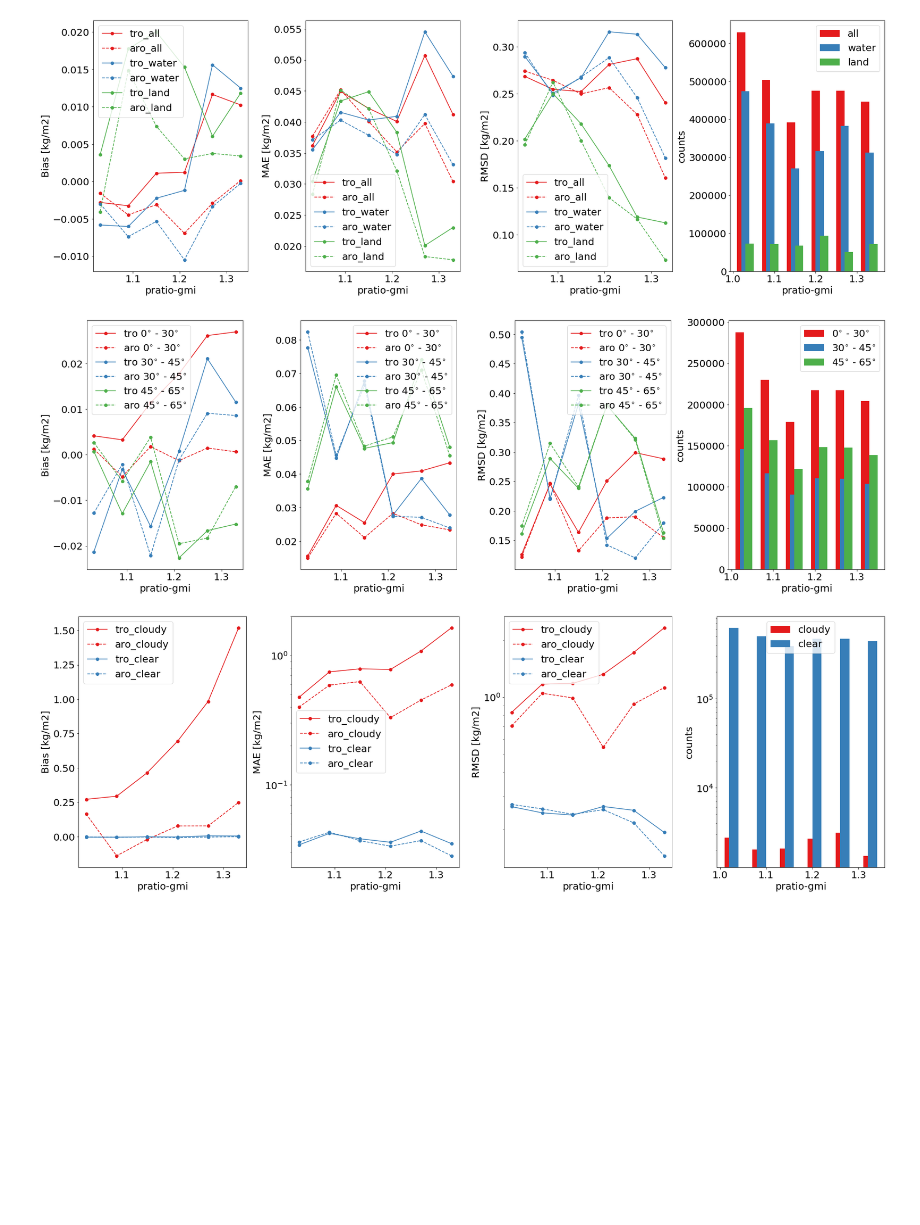
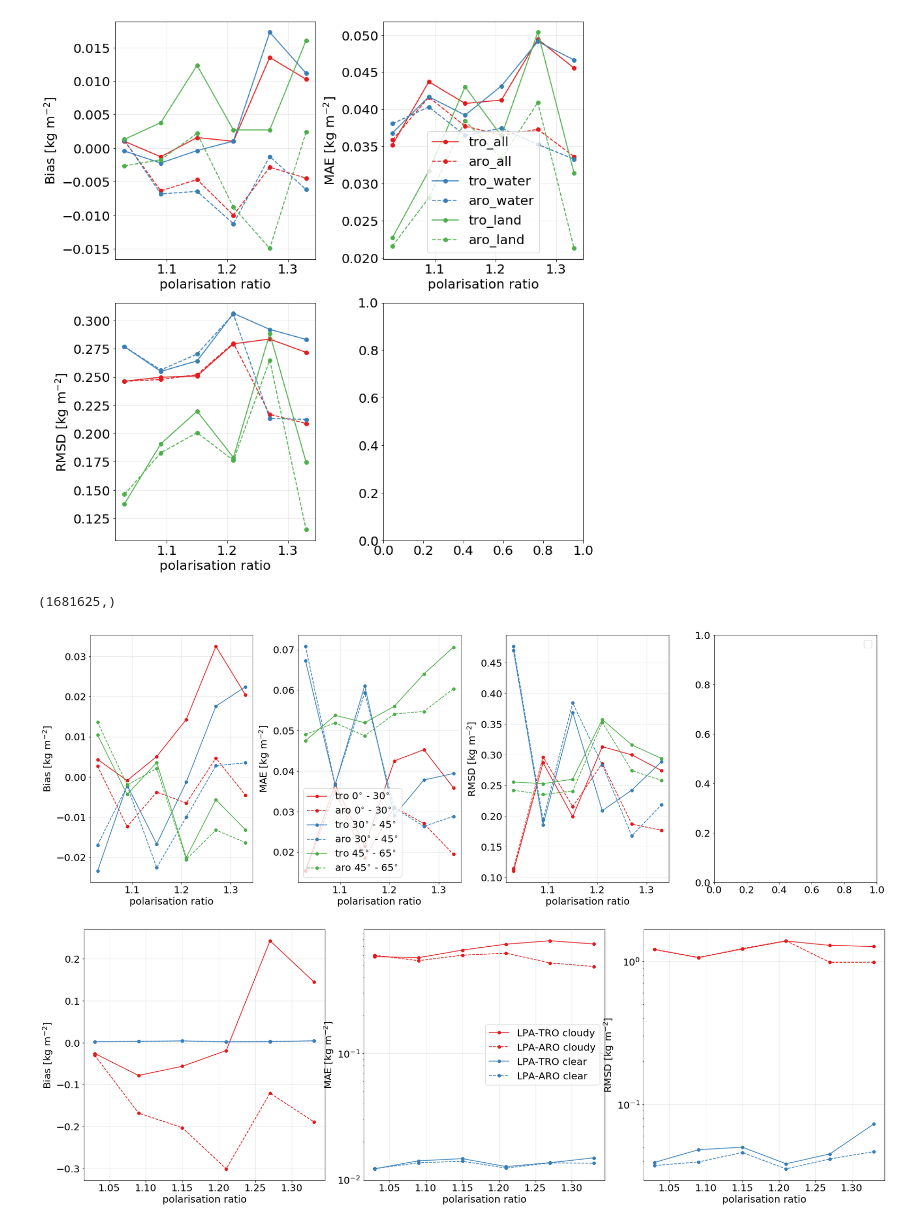
Before and after one commit to ikaur17/IWC2TB, a Jupyter notebook: notebooks/comparison_aro_tro.ipynb, the cells around one changed output. Drawn from its saved outputs; the diff is of its cells as text; code cells hidden in the pictures; blank space fills up the shorter version.

```diff
--- a/notebooks/comparison_aro_tro.ipynb
+++ b/notebooks/comparison_aro_tro.ipynb
@@ -127,5 +539,3 @@ array([0, 1, 4, ..., 0, 5, 0])
-# %%
-stype = np.repeat(stype.reshape(-1, 1), AY.shape[1], axis = 1)
 # %%
 def plot_scatter_mask(lsmmask, figname):
     fig, ax = plt.subplots(1, 2, figsize = [15, 6])
@@ -184,3 +590,6 @@ AY.shape
+# %%
+PR = PR.ravel()
+TY = TY.ravel()
 # %%
 statistics_aro = np.zeros([9, 3])
 statistics_tro = np.zeros([9, 3])
@@ -214,7 +623,7 @@ statistics_aro[5, :] = stats(AY_mean[amask], AY[amask])
 statistics_tro[5, :] = stats(TY_mean[amask], TY[amask])
 
 # snow/seaice
-amask = (stype == 2) | (stype == 3)
+amask = (stype == 2)
 statistics_aro[6, :] = stats(AY_mean[amask], AY[amask])
 statistics_tro[6, :] = stats(TY_mean[amask], TY[amask])
 
@@ -297,64 +706,72 @@ def plot_stats(amask1, fig, ax, c, offset, labels, figname = "statistics.png"):
 
         ax[i].plot(DF_tro[key], "-o", color = c, label = labels[0])
         ax[i].plot(DF_aro[key], "--o", color = c, label = labels[1])
-        ax[i].legend()
-        ax[i].set_ylabel(key + " [kg/m2]")
-        ax[i].set_xlabel("pratio-gmi")
 
+        ax[i].set_ylabel(key + r" [kg m$^{-2}$]")
+        ax[i].grid("on", alpha = 0.3)
+        ax[i].set_xlabel("polarisation ratio")
         plt.tight_layout(pad = 0.5)
-    ax[3].bar(prcenter + offset, npr, width = 0.02 , color = c)
-    ax[3].set_xlabel("pratio-gmi")
-    ax[3].set_ylabel("counts")
+    #ax[3].bar(prcenter + offset, npr, width = 0.02 , color = c)
+
+    #ax[3].set_xlabel("polarisation ratio")
+    ax[2].set_xlabel("polarisation ratio")
+    #ax[3].set_ylabel("counts")
+    ax[1].legend( prop={ 'size': 20})
+    #ax[3].legend(["all", "water", "land"], bbox_to_anchor=(1.01, 1), prop={'size': 12})
 # %%
 prbins   = np.arange(1, 1.4, 0.06)
 prcenter = (prbins[1:] + prbins[:-1]) * 0.5
 
 ipr   = np.digitize(PR, prbins)
 npr   = np.zeros([prbins.size])
 
 
-fig, ax = plt.subplots(1, 4, figsize = [24, 8])
-
+fig, ax = plt.subplots(2, 2, figsize = [12, 12])
+ax = ax.ravel()
 amask1 = stype > -1
 
 colors = ["#e41a1c", "#377eb8", "#4daf4a"]
 
 #984ea3
 #ff7f00
 #ffff33
 #a65628
 #f781bf]
 plot_stats(amask1, fig, ax ,c = colors[0], offset = -0.01, labels = ["tro_all", "aro_all"],
            figname = "statistics_all.png")
 
 
 amask1 = stype == 0
 plot_stats(amask1, fig, ax, c = colors[1], offset = 0, labels = ["tro_water", "aro_water"],
            figname = "statistics_water.png")
 
 amask1 = stype == 1
 plot_stats(amask1, fig, ax, c = colors[2], offset = 0.01, labels = ["tro_land", "aro_land"],
            figname = "statistics_land.png")
 
 
-ax[3].legend(["all", "water", "land"])
-fig.savefig("statistics_surfacetype.png", bbox_inches = "tight")
+
+fig.savefig("statistics_surfacetype.pdf", bbox_inches = "tight")
 # %% [output]
-[figure, old version]
+[figure, new version]
+# %%
+amask1.shape
+# %% [output]
+(1681625,)
 # %%
 fig, ax = plt.subplots(1, 4, figsize = [24, 8])
-amask1 = np.abs(lat) <= 30.0
+amask1 = (np.abs(lat) <= 30.0) & (stype == 0)
 plot_stats(amask1, fig, ax,  c = colors[0], offset = -0.01, labels = [r"tro 0$^{\circ}$ - 30$^{\circ}$",
                                              r"aro 0$^{\circ}$ - 30$^{\circ}$"
                                             ])
 
 
-amask1 = (np.abs(lat) > 30) & (np.abs(lat) <= 45)
+amask1 = (np.abs(lat) > 30) & (np.abs(lat) <= 45) & (stype == 0)
 plot_stats(amask1, fig, ax,  c = colors[1], offset = 0, labels = [r"tro 30$^{\circ}$ - 45$^{\circ}$",
                                              r"aro 30$^{\circ}$ - 45$^{\circ}$"
                                             ])
 
-amask1 = (np.abs(lat) > 45)
+amask1 = (np.abs(lat) > 45)  & (stype == 0)
 plot_stats(amask1, fig, ax, c = colors[2], offset = 0.01, labels = [r"tro 45$^{\circ}$ - 65$^{\circ}$",
                                              r"aro 45$^{\circ}$ - 65$^{\circ}$"
                                             ])
@@ -364,7 +781,7 @@ ax[3].legend([r"0$^{\circ}$ - 30$^{\circ}$",
               r"45$^{\circ}$ - 65$^{\circ}$"])
 fig.savefig("statistics_latitudes.png", bbox_inches = "tight")
 # %% [output]
-[figure, old version]
+[figure, new version]
 # %%
 def three_sigma(tb):
     """
@@ -395,22 +812,27 @@ def three_sigma(tb):
 
     return mask
 # %%
-tbt    = three_sigma(tb)
-amask1 = tb[:, 3] < tbt
-fig, ax = plt.subplots(1, 4, figsize = [24, 8])
-amask1 = np.repeat(amask1.reshape(-1, 1), 4, axis = 1)
-plot_stats(amask1, fig, ax, c = colors[0], labels = ["tro_cloudy", "aro_cloudy"], offset = -0.01)
+plt.rcParams.update({'font.size': 20})
+amask1 = AY >= 0.5
+fig, ax = plt.subplots(1, 3, figsize = [24, 8])
+ax = ax.ravel()
+#amask1 = np.repeat(amask1.reshape(-1, 1), 4, axis = 1)
+plot_stats(amask1, fig, ax, c = colors[0], labels = ["LPA-TRO cloudy", "LPA-ARO cloudy"], offset = -0.01)
 
-amask1 = tb[:, 3] > tbt
+amask1 = AY < 0.5
 
-amask1 = np.repeat(amask1.reshape(-1, 1), 4, axis = 1)
+#amask1 = np.repeat(amask1.reshape(-1, 1), 4, axis = 1)
 
-plot_stats(amask1, fig, ax, c = colors[1], labels = ["tro_clear", "aro_clear"], offset = 0,)
+plot_stats(amask1, fig, ax, c = colors[1], labels = ["LPA-TRO clear", "LPA-ARO clear"], offset = 0,)
 
-ax[3].legend(["cloudy", "clear"])
-ax[3].set_yscale("log")
+#ax[3].legend(["cloudy", "clear"])
+#ax[0].set_yscale("log")
 ax[1].set_yscale("log")
 ax[2].set_yscale("log")
-fig.savefig("statistics_cloudyclear.png", bbox_inches = "tight")
+
+for i in range(3):
+    ax[i].xaxis.grid(True, which='minor')
+
+fig.savefig("statistics_cloudyclear_LPA_V.pdf", bbox_inches = "tight")
 # %% [output]
-[figure, old version]
+[figure, new version]
```
Also changed, not shown: parts of 56 cells of this notebook, 39 other files.
